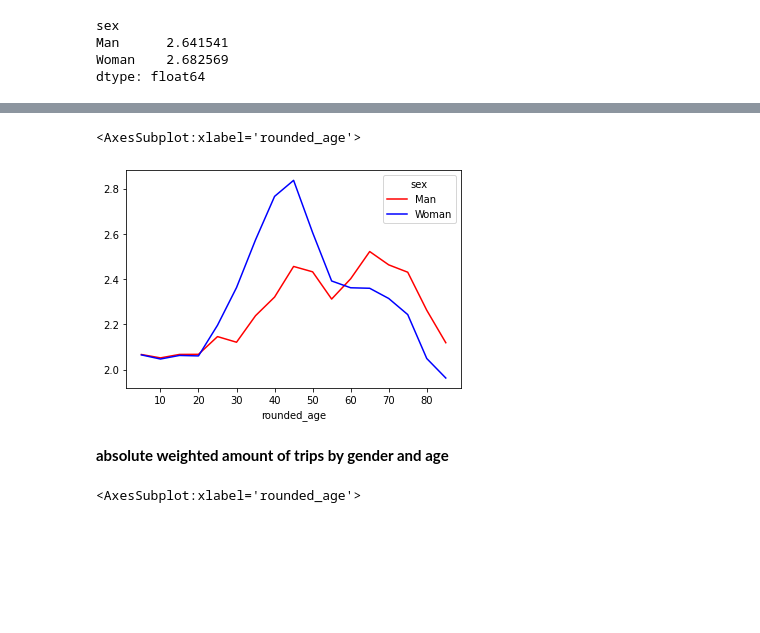
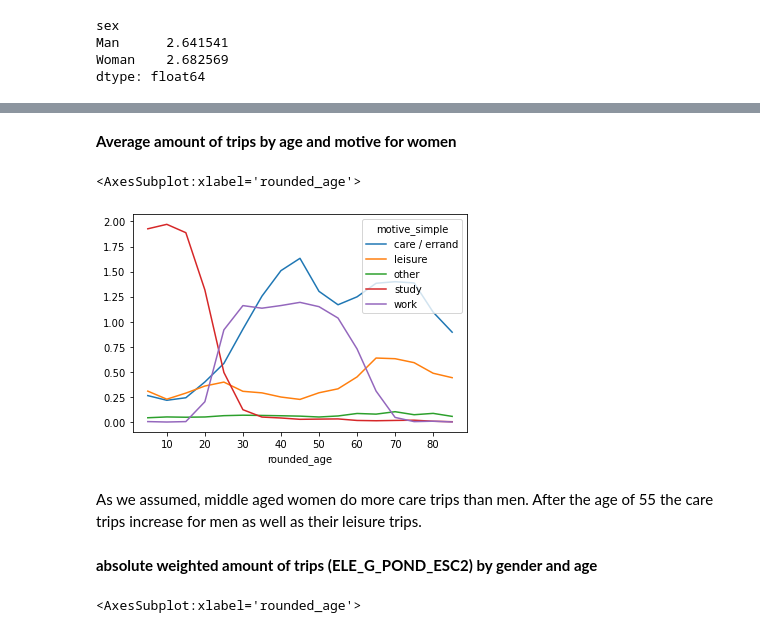
Before and after one commit to CorrelAid/gender-equality-and-mobility, a Jupyter notebook: notebooks/01_descriptive_analysis.ipynb, the cells around one changed output, grey strips where cells are left out. Cells and saved outputs as stored; diff of their text form; code cells hidden in the pictures; blank space fills up the shorter version.

Commit message:
clean up repo
- insert more comments
- clean up unused analyses
- fix missing weighting
- change trip motive by age to average per person
- extract blog plots into seperate notebook

```diff
--- a/notebooks/01_descriptive_analysis.ipynb
+++ b/notebooks/01_descriptive_analysis.ipynb
@@ -69,0 +98,2 @@ dtype: float64
+# %%
+df_ind = df.loc[:,["ID_HOGAR", "ID_IND", "sex", "rounded_age", "ELE_G_POND"]].drop_duplicates()
@@ -70,11 +116,17 @@ dtype: float64
+# %% [markdown]
+**Average amount of trips by age and motive for women**
 # %%
-# amount of trips by age and sex
+sum_people_by_age = df_ind.loc[df.sex == "Woman"].groupby(["rounded_age"]).agg({"ELE_G_POND": "sum"}).reset_index()
+sum_people_by_age.rename(columns = {'ELE_G_POND': 'people_count'}, inplace = True)
 
-t_age = df.groupby(["rounded_age", "sex"]).agg({"ID_VIAJE":"mean"}).reset_index()
-
+t_age = df.loc[df.sex == "Woman"].groupby(["rounded_age", "motive_simple"]).agg({"ELE_G_POND_ESC2": "sum"}).reset_index()
+t_age = t_age.join(sum_people_by_age.set_index("rounded_age"), on = "rounded_age")
+t_age["trips_by_person"] = t_age.ELE_G_POND_ESC2 / t_age.people_count
 t_age = t_age[t_age.rounded_age < 90]
-t_age = t_age.pivot(index='rounded_age', columns='sex', values='ID_VIAJE')
-t_age.sort_index().plot(kind = "line", color = ["red", "blue"] )
+t_age = t_age.pivot(index='rounded_age', columns='motive_simple', values='trips_by_person')
+t_age.sort_index().plot(kind = "line")
 # %% [output]
 <AxesSubplot:xlabel='rounded_age'>
-[figure, old version]
+[figure, new version]
+# %% [markdown]
+As we assumed, middle aged women do more care trips than men. After the age of 55 the care trips increase for men as well as their leisure trips.
@@ -81,5 +135,5 @@ t_age.sort_index().plot(kind = "line", color = ["red", "blue"] )
 # %% [markdown]
-**absolute weighted amount of trips by gender and age**
+**absolute weighted amount of trips (ELE_G_POND_ESC2) by gender and age**
 # %%
 # amount of trips by purpose by age and sex
 t_age = df.loc[df.sex == "Man"].groupby(["rounded_age", "motive_simple"]).agg({"ELE_G_POND_ESC2": "count"}).reset_index()
```
Also changed, not shown: parts of 66 cells of this notebook, 5 other files.
